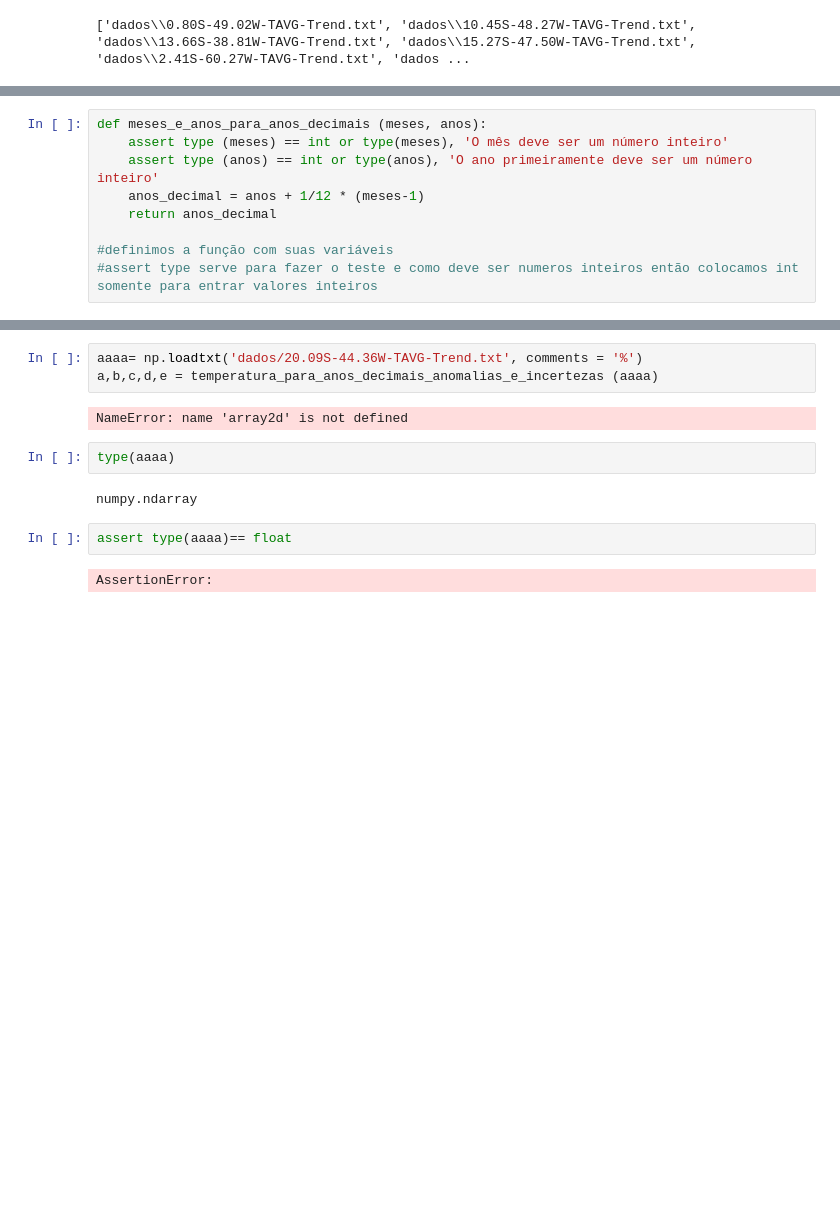
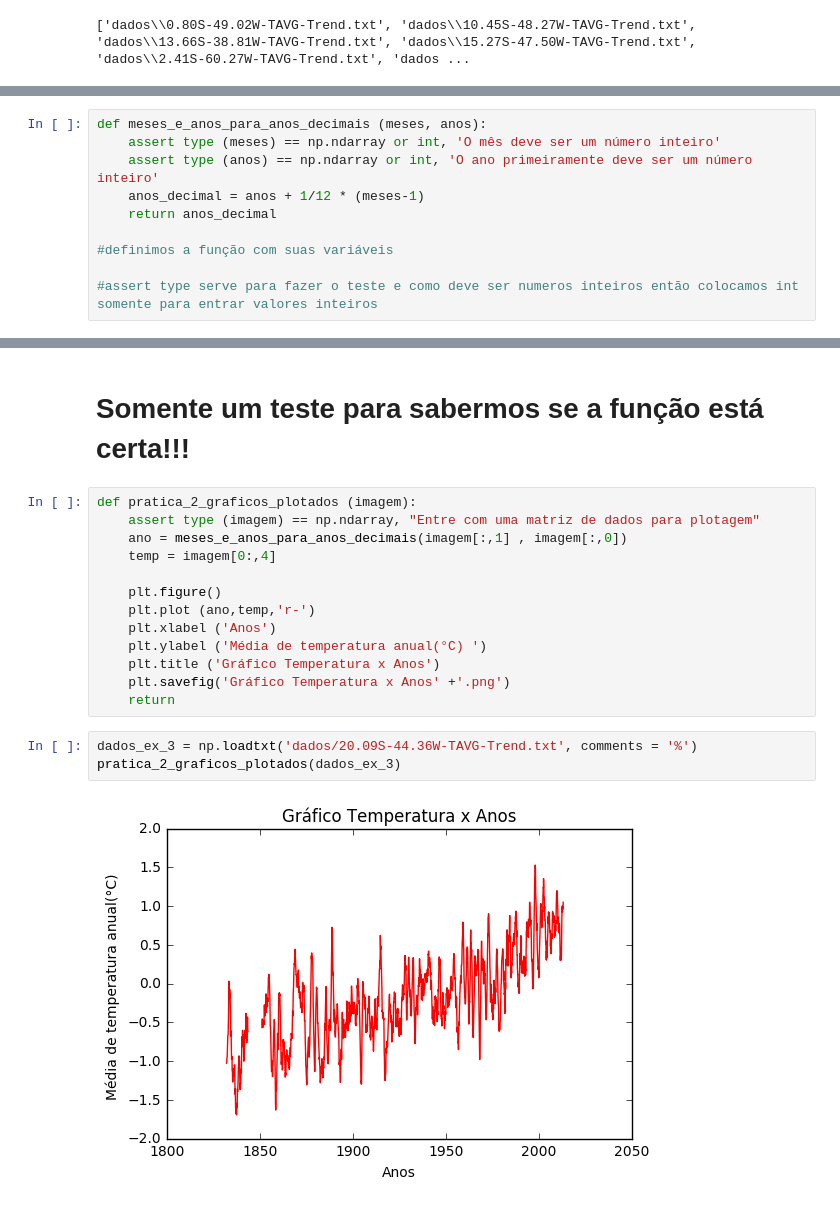
Before and after one commit to mat-esp-2016/python-3-python-3-luis-victor-e-felipe, a Jupyter notebook: Python 3.ipynb, the cells around one changed output, grey strips where cells are left out. Drawn from its saved outputs; the diff is of its cells as text; blank space fills up the shorter version.

```diff
--- a/Python 3.ipynb
+++ b/Python 3.ipynb
@@ -24,11 +22,12 @@ SyntaxError: invalid syntax (<ipython-input-122-d8cbe4219bcd>, line 2)
 # %%
 def meses_e_anos_para_anos_decimais (meses, anos):
-    assert type (meses) == int or type(meses), 'O mês deve ser um número inteiro'
-    assert type (anos) == int or type(anos), 'O ano primeiramente deve ser um número inteiro'
+    assert type (meses) == np.ndarray or int, 'O mês deve ser um número inteiro'
+    assert type (anos) == np.ndarray or int, 'O ano primeiramente deve ser um número inteiro'
     anos_decimal = anos + 1/12 * (meses-1)
     return anos_decimal
 
 #definimos a função com suas variáveis
+
 #assert type serve para fazer o teste e como deve ser numeros inteiros então colocamos int somente para entrar valores inteiros
 # %%
 meses_e_anos_para_anos_decimais(dat[:,1] ,dat[:,0])
@@ -54,13 +85,20 @@ def temperatura_para_anos_decimais_anomalias_e_incertezas (matriz_dados):
+# %% [markdown]
+# Somente um teste para sabermos se a função está certa!!!
+# %%
+def pratica_2_graficos_plotados (imagem):
+    assert type (imagem) == np.ndarray, "Entre com uma matriz de dados para plotagem"
+    ano = meses_e_anos_para_anos_decimais(imagem[:,1] , imagem[:,0])
+    temp = imagem[0:,4]
+
+    plt.figure()
+    plt.plot (ano,temp,'r-')
+    plt.xlabel ('Anos')
+    plt.ylabel ('Média de temperatura anual(°C) ')
+    plt.title ('Gráfico Temperatura x Anos')
+    plt.savefig('Gráfico Temperatura x Anos' +'.png')
+    return
 # %%
-aaaa= np.loadtxt('dados/20.09S-44.36W-TAVG-Trend.txt', comments = '%')
-a,b,c,d,e = temperatura_para_anos_decimais_anomalias_e_incertezas (aaaa)
+dados_ex_3 = np.loadtxt('dados/20.09S-44.36W-TAVG-Trend.txt', comments = '%')
+pratica_2_graficos_plotados(dados_ex_3)
 # %% [output]
-NameError: name 'array2d' is not defined
+[figure, added]
-# %%
-type(aaaa)
-# %% [output]
-numpy.ndarray
-# %%
-assert type(aaaa)== float
-# %% [output]
-AssertionError:
```
Also changed, not shown: parts of 11 cells of this notebook.
